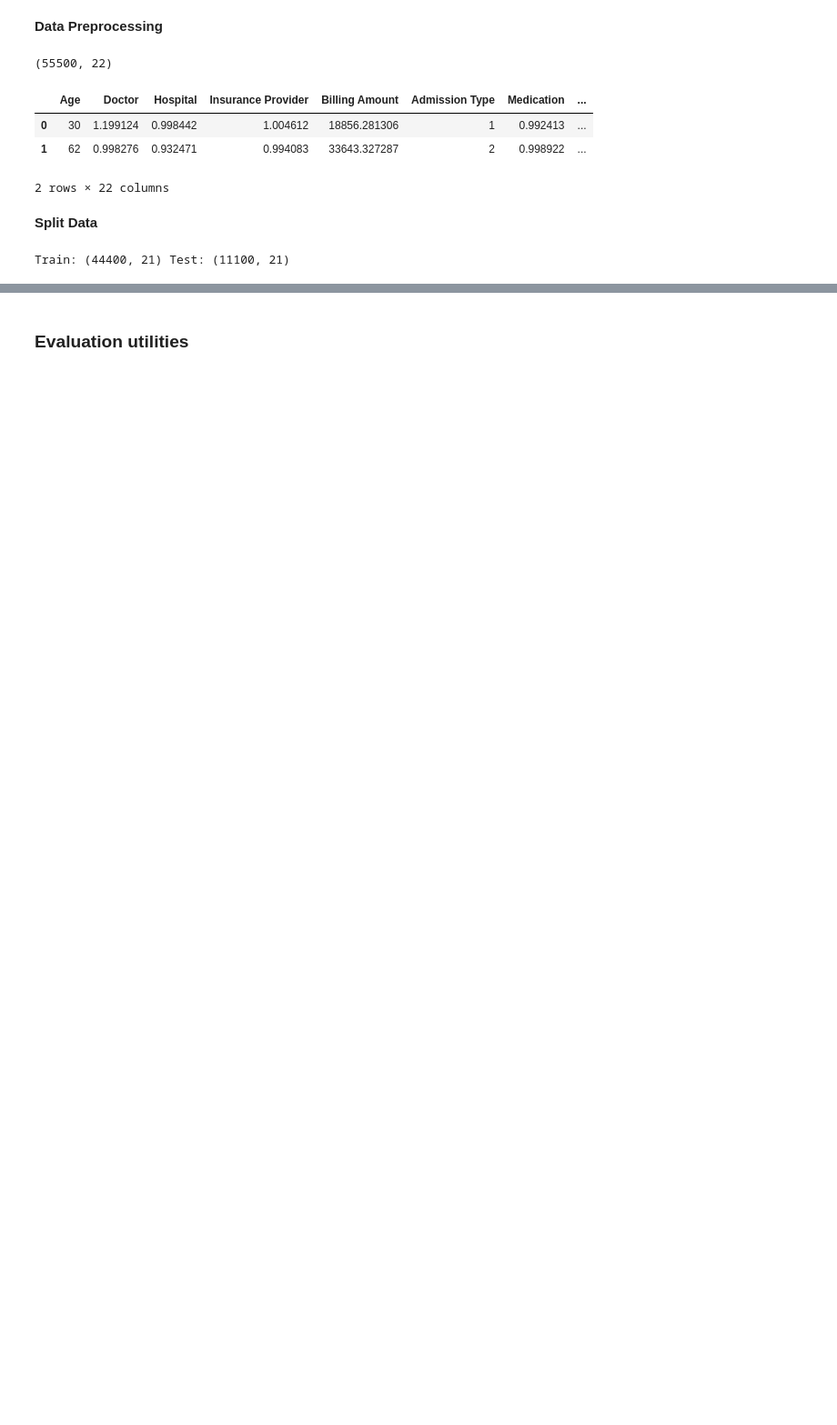
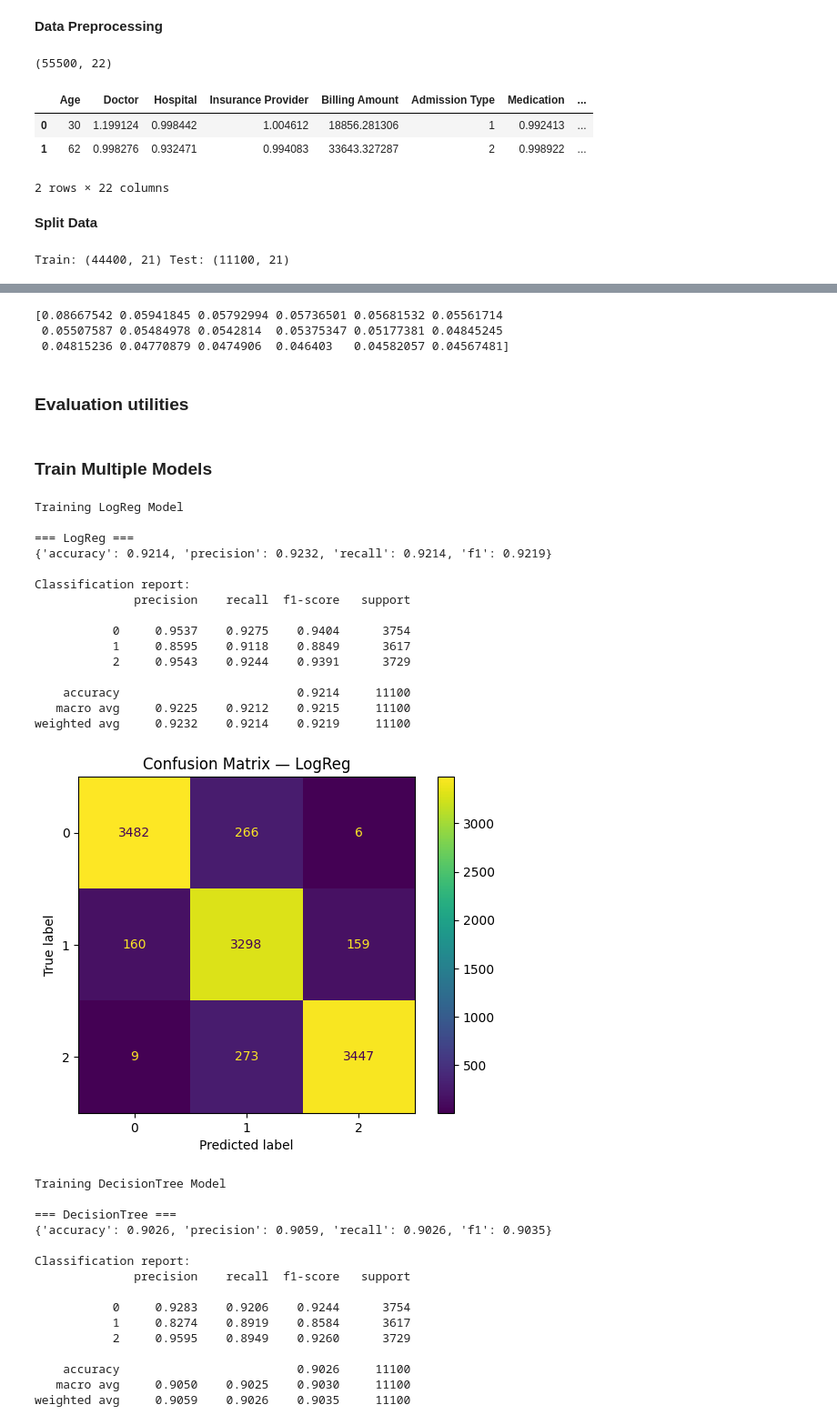
Before and after one commit to mdmohsin212/Kaggle-competitions, a Jupyter notebook: Health Care/notebook/health_care.ipynb, the cells around one changed output, grey strips where cells are left out. Shown at 91% size. Cells and saved outputs as stored; diff of their text form; code cells hidden in the pictures; blank space fills up the shorter version.

Commit message:
Train Model and Evaluate

```diff
--- a/Health Care/notebook/health_care.ipynb
+++ b/Health Care/notebook/health_care.ipynb
@@ -164,3 +171,19 @@ Train: (44400, 21) Test: (11100, 21)
+# %%
+scaler = StandardScaler()
+
+x_train_scaled = scaler.fit_transform(x_train)
+x_test_scaled = scaler.transform(x_test)
+# %%
+pca = PCA(n_components=0.95, random_state=42)
+
+x_train_pca = pca.fit_transform(x_train_scaled)
+x_test_pca = pca.fit_transform(x_test_scaled)
+# %%
+print(pca.explained_variance_ratio_)
+# %% [output]
+[0.08667542 0.05941845 0.05792994 0.05736501 0.05681532 0.05561714
+ 0.05507587 0.05484978 0.0542814  0.05375347 0.05177381 0.04845245
+ 0.04815236 0.04770879 0.0474906  0.046403   0.04582057 0.04567481]
 # %% [markdown]
 ### Evaluation utilities
 # %%
@@ -214 +216,55 @@ def evaluate_binary_classifier(name, y_true, y_pred, y_proba=None):
     return output
+# %% [markdown]
+### Train Multiple Models
+# %%
+models = {
+    "LogReg": LogisticRegression(max_iter=3000, random_state=RANDOM_STATE),
+    "DecisionTree": DecisionTreeClassifier(max_depth=5, random_state=RANDOM_STATE),
+    "RandomForest": RandomForestClassifier(n_estimators=100, random_state=RANDOM_STATE, n_jobs=-1),
+    "KNN": KNeighborsClassifier(n_neighbors=15),
+    "XGB" : XGBClassifier(random_state=RANDOM_STATE)
+}
+# %%
+results = []
+
+for name, model in models.items():
+    print(f"Training {name} Model")
+
+    model.fit(x_train_pca, y_train)
+
+    y_pred = model.predict(x_test_pca)
+    y_pred_proba = model.predict_proba(x_test_pca)[:, 1] if hasattr(model, 'predict_proba') else None
+
+    results.append(evaluate_binary_classifier(name, y_test, y_pred, y_pred_proba))
+# %% [output]
+Training LogReg Model
+
+=== LogReg ===
+{'accuracy': 0.9214, 'precision': 0.9232, 'recall': 0.9214, 'f1': 0.9219}
+
+Classification report:
+              precision    recall  f1-score   support
+
+           0     0.9537    0.9275    0.9404      3754
+           1     0.8595    0.9118    0.8849      3617
+           2     0.9543    0.9244    0.9391      3729
+
+    accuracy                         0.9214     11100
+   macro avg     0.9225    0.9212    0.9215     11100
+weighted avg     0.9232    0.9214    0.9219     11100
+[figure, added]
+Training DecisionTree Model
+
+=== DecisionTree ===
+{'accuracy': 0.9026, 'precision': 0.9059, 'recall': 0.9026, 'f1': 0.9035}
+
+Classification report:
+              precision    recall  f1-score   support
+
+           0     0.9283    0.9206    0.9244      3754
+           1     0.8274    0.8919    0.8584      3617
+           2     0.9595    0.8949    0.9260      3729
+
+    accuracy                         0.9026     11100
+   macro avg     0.9050    0.9025    0.9030     11100
+weighted avg     0.9059    0.9026    0.9035     11100
```
Also changed, not shown: parts of 7 cells of this notebook.
